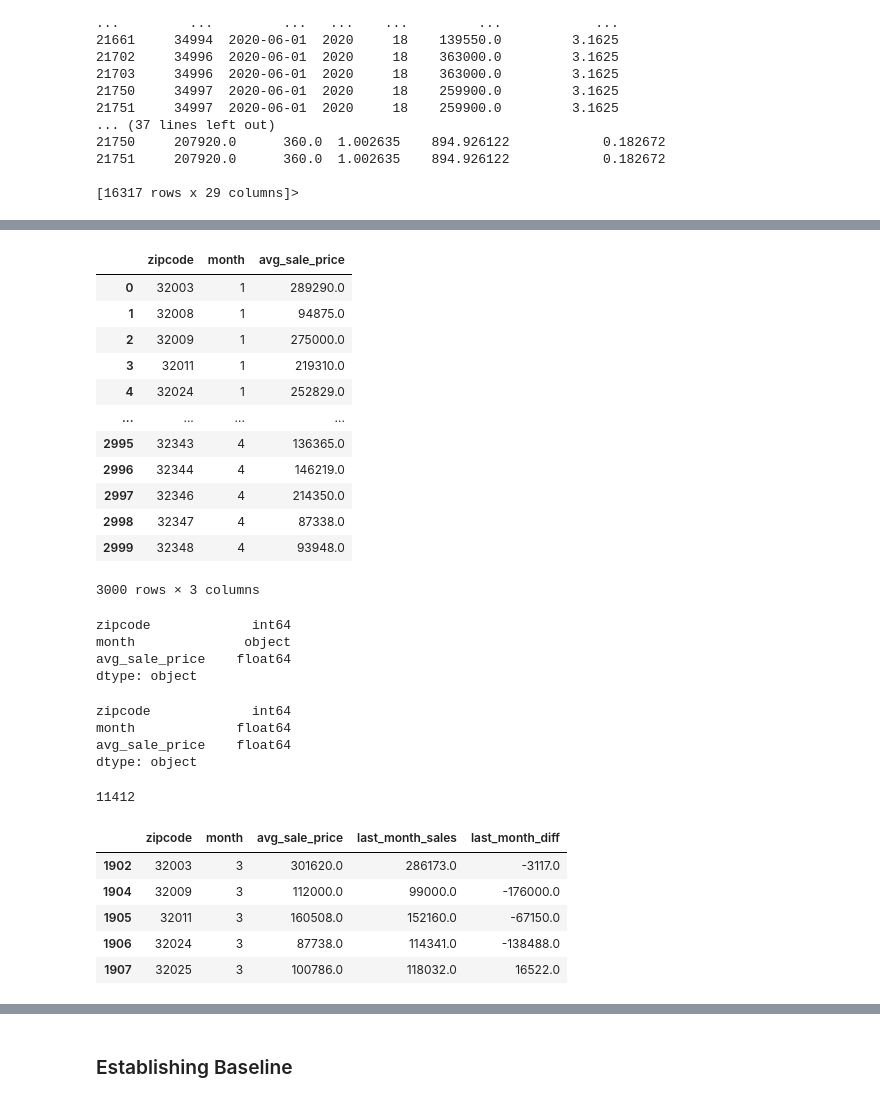
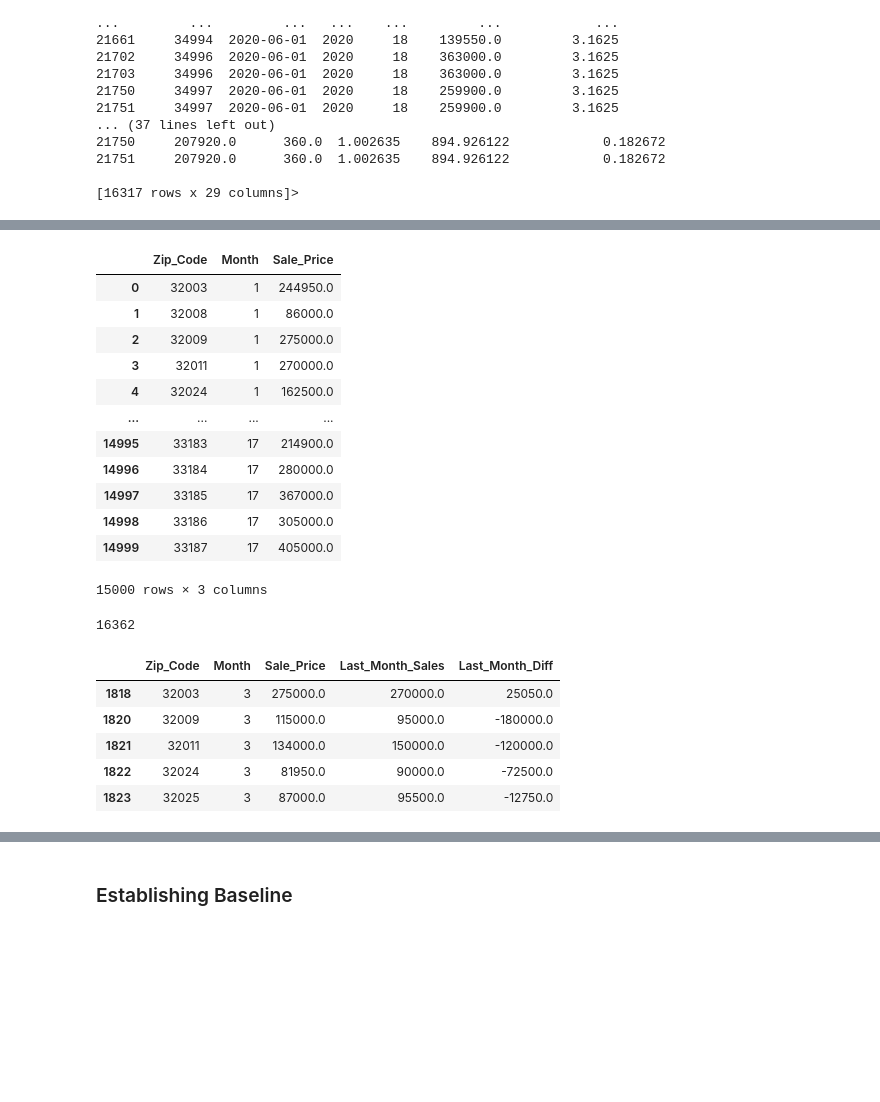
Before and after one commit to FinalProject-2021/Housing_Valuation, a Jupyter notebook: ML_model_K.ipynb, the cells around one changed output, grey strips where cells are left out. Cells and saved outputs as stored; diff of their text form; code cells hidden in the pictures; blank space fills up the shorter version.

```diff
--- a/ML_model_K.ipynb
+++ b/ML_model_K.ipynb
@@ -90,61 +95,47 @@ Zip_Code      int64
 18          float64
 dtype: object
 # %%
-melt = data.melt(id_vars='zipcode', var_name='month', value_name='avg_sale_price')
+melt = data.melt(id_vars='Zip_Code', var_name='Month', value_name='Sale_Price')
 
-melt['zipcode'] = melt['zipcode']
-melt['month'] = melt['month']
+melt['Zip_Code'] = melt['Zip_Code']
+melt['Month'] = melt['Month']
 
-melt = melt.sort_values(['month', 'zipcode'])
-melt.head(3000)
+melt = melt.sort_values(['Month', 'Zip_Code'])
+melt.head(15000)
 # %% [output]
-|  | zipcode | month | avg_sale_price |
-| 0 | 32003 | 1 | 289290.0 |
-| 1 | 32008 | 1 | 94875.0 |
+|  | Zip_Code | Month | Sale_Price |
+| 0 | 32003 | 1 | 244950.0 |
+| 1 | 32008 | 1 | 86000.0 |
 | 2 | 32009 | 1 | 275000.0 |
-| 3 | 32011 | 1 | 219310.0 |
-| 4 | 32024 | 1 | 252829.0 |
+| 3 | 32011 | 1 | 270000.0 |
+| 4 | 32024 | 1 | 162500.0 |
 | ... | ... | ... | ... |
-| 2995 | 32343 | 4 | 136365.0 |
-| 2996 | 32344 | 4 | 146219.0 |
-| 2997 | 32346 | 4 | 214350.0 |
-| 2998 | 32347 | 4 | 87338.0 |
-| 2999 | 32348 | 4 | 93948.0 |
+| 14995 | 33183 | 17 | 214900.0 |
+| 14996 | 33184 | 17 | 280000.0 |
+| 14997 | 33185 | 17 | 367000.0 |
+| 14998 | 33186 | 17 | 305000.0 |
+| 14999 | 33187 | 17 | 405000.0 |
-3000 rows × 3 columns
+15000 rows × 3 columns
-# %%
-melt.dtypes
-# %% [output]
-zipcode             int64
-month              object
-avg_sale_price    float64
-dtype: object
-# %%
-melt.astype({'month': 'float64'}).dtypes
-# %% [output]
-zipcode             int64
-month             float64
-avg_sale_price    float64
-dtype: object
 # %%
 index = melt.index
 number_of_rows = len(index)
 
 print(number_of_rows)
 # %% [output]
-11412
+16362
 # %%
 melt2 = melt.copy()
-melt2['last_month_sales'] = melt2.groupby(['zipcode'])['avg_sale_price'].shift()
-melt2['last_month_diff'] = melt2.groupby(['zipcode'])['last_month_sales'].diff()
+melt2['Last_Month_Sales'] = melt2.groupby(['Zip_Code'])['Sale_Price'].shift()
+melt2['Last_Month_Diff'] = melt2.groupby(['Zip_Code'])['Last_Month_Sales'].diff()
 melt2 = melt2.dropna()
 melt2.head()
 # %% [output]
-|  | zipcode | month | avg_sale_price | last_month_sales | last_month_diff |
-| 1902 | 32003 | 3 | 301620.0 | 286173.0 | -3117.0 |
-| 1904 | 32009 | 3 | 112000.0 | 99000.0 | -176000.0 |
-| 1905 | 32011 | 3 | 160508.0 | 152160.0 | -67150.0 |
-| 1906 | 32024 | 3 | 87738.0 | 114341.0 | -138488.0 |
-| 1907 | 32025 | 3 | 100786.0 | 118032.0 | 16522.0 |
+|  | Zip_Code | Month | Sale_Price | Last_Month_Sales | Last_Month_Diff |
+| 1818 | 32003 | 3 | 275000.0 | 270000.0 | 25050.0 |
+| 1820 | 32009 | 3 | 115000.0 | 95000.0 | -180000.0 |
+| 1821 | 32011 | 3 | 134000.0 | 150000.0 | -120000.0 |
+| 1822 | 32024 | 3 | 81950.0 | 90000.0 | -72500.0 |
+| 1823 | 32025 | 3 | 87000.0 | 95500.0 | -12750.0 |
 # %%
 index = melt2.index
 number_of_rows = len(index)
```
Also changed, not shown: parts of 22 cells of this notebook.
